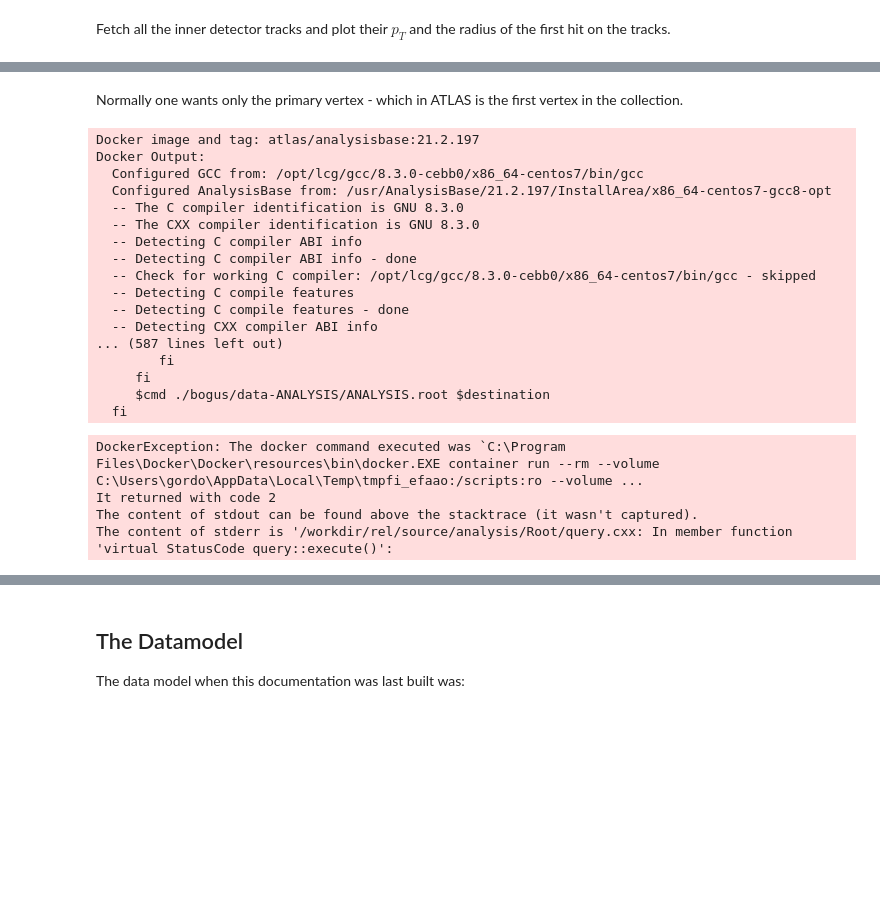
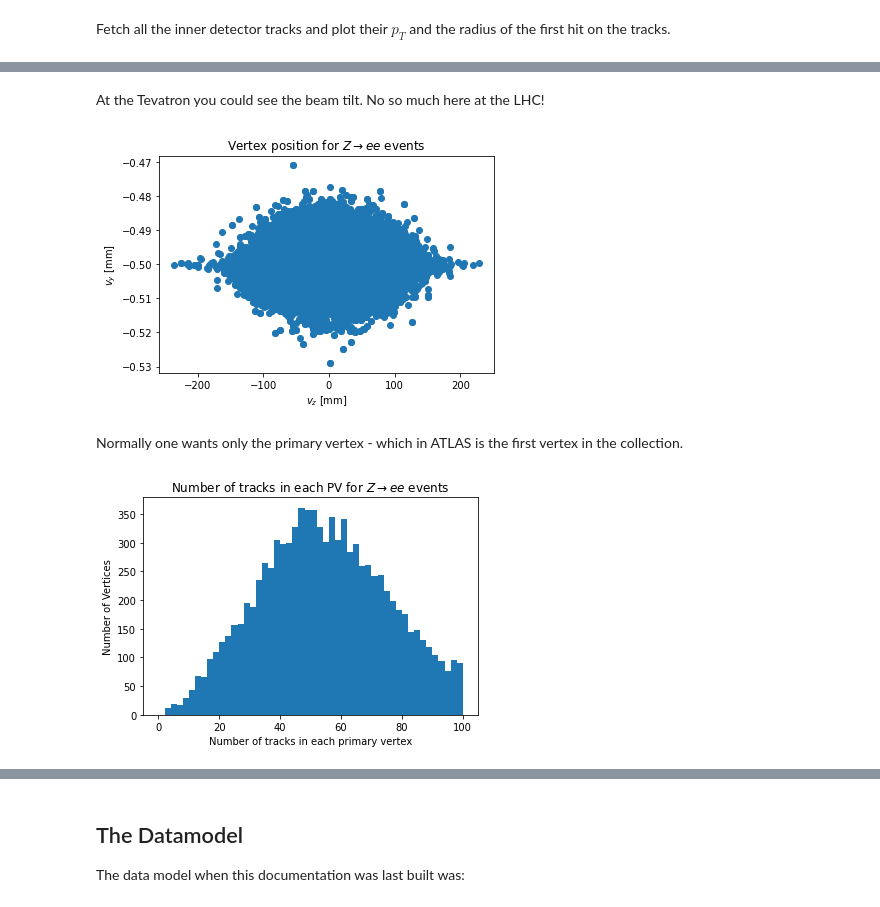
Before and after one commit to gordonwatts/xaod_usage, a Jupyter notebook: book/chapters/vertices.ipynb, the cells around one changed output, grey strips where cells are left out. Drawn from its saved outputs; the diff is of its cells as text; code cells hidden in the pictures; blank space fills up the shorter version.

```diff
--- a/book/chapters/vertices.ipynb
+++ b/book/chapters/vertices.ipynb
@@ -41,36 +40,30 @@ _ = plt.title('Vertex position for $Z\\rightarrow ee$ events')
+# %% [markdown]
+At the Tevatron you could see the beam tilt. No so much here at the LHC!
+# %%
+plt.scatter(vertices.z, vertices.y)
+plt.xlabel('$v_z$ [mm]')
+plt.ylabel("$v_y$ [mm]")
+_ = plt.title('Vertex position for $Z\\rightarrow ee$ events')
+# %% [output]
+[figure, added]
 # %% [markdown]
 Normally one wants only the primary vertex - which in ATLAS is the first vertex in the collection.
 # %%
-vertices = (ds
-            .Select(lambda e: e.Vertices("PrimaryVertices").First())
-            .Select(lambda v:
-            {
-                    "x": v.x(),
-                    "y": v.y(),
-                    "z": v.z(),
-                    "n": v.nTrackParticles()
-            })
-            .AsAwkwardArray()
-            .value())
+pvs = (ds
+       .Select(lambda e: e.Vertices("PrimaryVertices").First())
+       .Select(lambda v:
+       {
+               "x": v.x(),
+               "y": v.y(),
+               "z": v.z(),
+               "n": v.nTrackParticles(),
+       })
+       .AsAwkwardArray()
+       .value())
-# %% [output]
-Docker image and tag: atlas/analysisbase:21.2.197
-Docker Output:
-  Configured GCC from: /opt/lcg/gcc/8.3.0-cebb0/x86_64-centos7/bin/gcc
-  Configured AnalysisBase from: /usr/AnalysisBase/21.2.197/InstallArea/x86_64-centos7-gcc8-opt
-  -- The C compiler identification is GNU 8.3.0
-  -- The CXX compiler identification is GNU 8.3.0
-  -- Detecting C compiler ABI info
-  -- Detecting C compiler ABI info - done
-  -- Check for working C compiler: /opt/lcg/gcc/8.3.0-cebb0/x86_64-centos7/bin/gcc - skipped
-  -- Detecting C compile features
-  -- Detecting C compile features - done
-  -- Detecting CXX compiler ABI info
-... (587 lines left out)
-        fi
-     fi
-     $cmd ./bogus/data-ANALYSIS/ANALYSIS.root $destination
-  fi
-DockerException: The docker command executed was `C:\Program Files\Docker\Docker\resources\bin\docker.EXE container run --rm --volume C:\Users\gordo\AppData\Local\Temp\tmpfi_efaao:/scripts:ro --volume ...
-It returned with code 2
-The content of stdout can be found above the stacktrace (it wasn't captured).
-The content of stderr is '/workdir/rel/source/analysis/Root/query.cxx: In member function 'virtual StatusCode query::execute()':
+# %%
+plt.hist(pvs.n, bins=50, range=(0, 100))
+plt.xlabel('Number of tracks in each primary vertex')
+plt.ylabel('Number of Vertices')
+_ = plt.title('Number of tracks in each PV for $Z\\rightarrow ee$ events')
+# %% [output]
+[figure, added]
```
Also changed, not shown: parts of 9 cells of this notebook.
